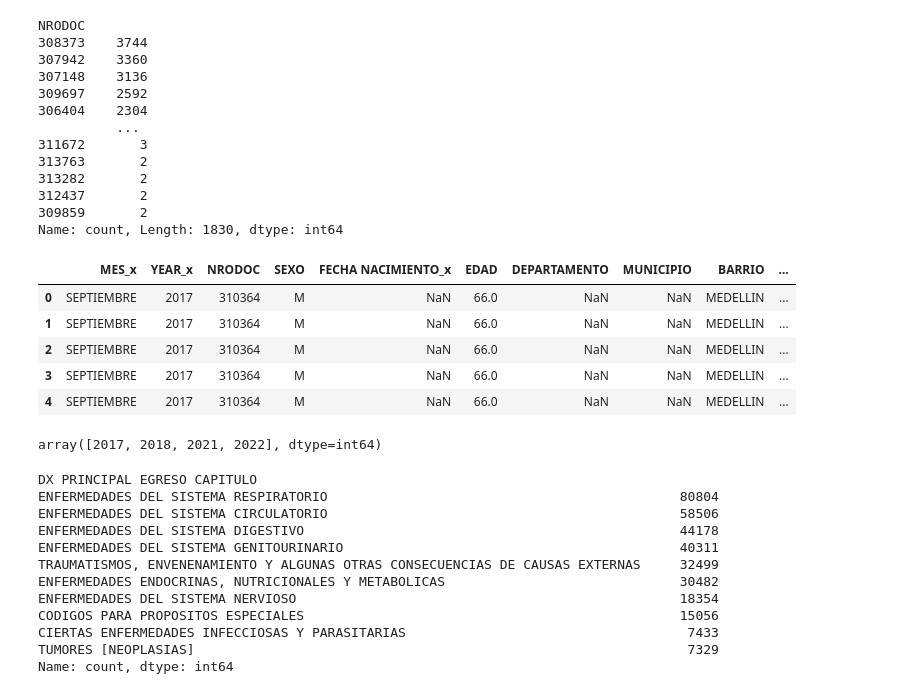
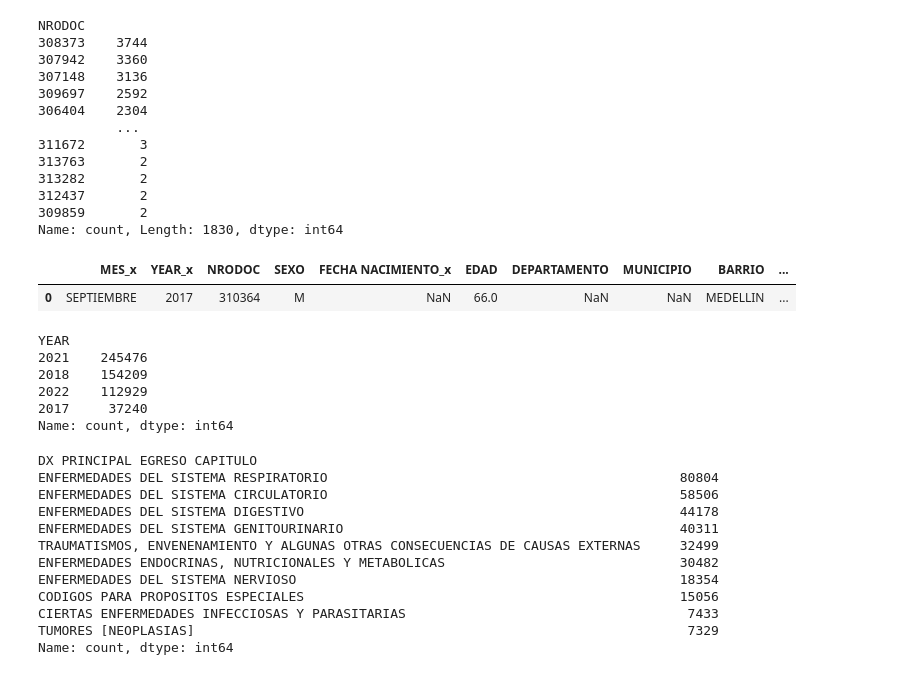
Before and after one commit to andresquinttero/Salud_Grupo4, a Jupyter notebook: analisis.ipynb, the cells around one changed output. Drawn from its saved outputs; the diff is of its cells as text; code cells hidden in the pictures.

Commit message:
inicio de analisis de atipicos

```diff
--- a/analisis.ipynb
+++ b/analisis.ipynb
@@ -110,23 +62,24 @@ Name: count, Length: 1830, dtype: int64
 # %%
 df1['FECHA INGRESO CLINICA'] = pd.to_datetime(df1['FECHA INGRESO CLINICA'])
 df1['FECHA SALIDA'] = pd.to_datetime(df1['FECHA SALIDA'])
 
 # Calcula la diferencia y crea una nueva columna para almacenarla
 df1['TIEMPO DE ESTANCIA'] = df1['FECHA SALIDA'] - df1['FECHA INGRESO CLINICA']
 #muestra la base de datos objetivo  con la nueva columna
-df1.head()
+df1.head(1)
 # %% [output]
 |  | MES_x | YEAR_x | NRODOC | SEXO | FECHA NACIMIENTO_x | EDAD | DEPARTAMENTO | MUNICIPIO | BARRIO | ... |
 | 0 | SEPTIEMBRE | 2017 | 310364 | M | NaN | 66.0 | NaN | NaN | MEDELLIN | ... |
-| 1 | SEPTIEMBRE | 2017 | 310364 | M | NaN | 66.0 | NaN | NaN | MEDELLIN | ... |
-| 2 | SEPTIEMBRE | 2017 | 310364 | M | NaN | 66.0 | NaN | NaN | MEDELLIN | ... |
-| 3 | SEPTIEMBRE | 2017 | 310364 | M | NaN | 66.0 | NaN | NaN | MEDELLIN | ... |
-| 4 | SEPTIEMBRE | 2017 | 310364 | M | NaN | 66.0 | NaN | NaN | MEDELLIN | ... |
-# %%
-# los valores unicos de la columna  'YEAR' de la base de datos
-df1['YEAR'].unique()
-# %% [output]
-array([2017, 2018, 2021, 2022], dtype=int64)
+# %%
+# se observa la cantidad de cada valor unico de la columna 'YEAR'
+df1['YEAR'].value_counts() # se decide limitar el analisis al año 2021 y 2022 ya que son los años con mayor cantidad de datos, ademas de ser los años mas actualizados
+# %% [output]
+YEAR
+2021    245476
+2018    154209
+2022    112929
+2017     37240
+Name: count, dtype: int64
 # %%
 # eliminar de la base de datos df1 los valores de la columna 'YEAR' 2017 y 2018
 df1=df1[df1["YEAR"] != 2017]
```
Also changed, not shown: parts of 26 cells of this notebook.
